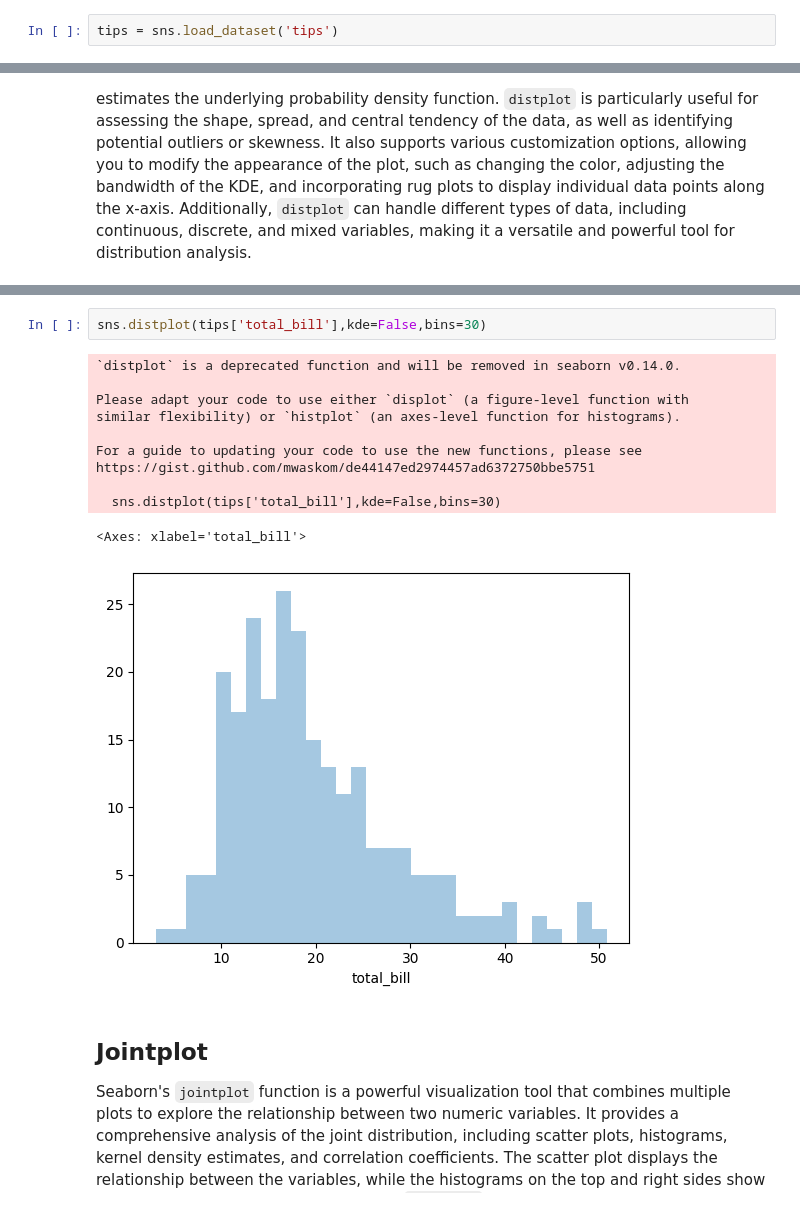
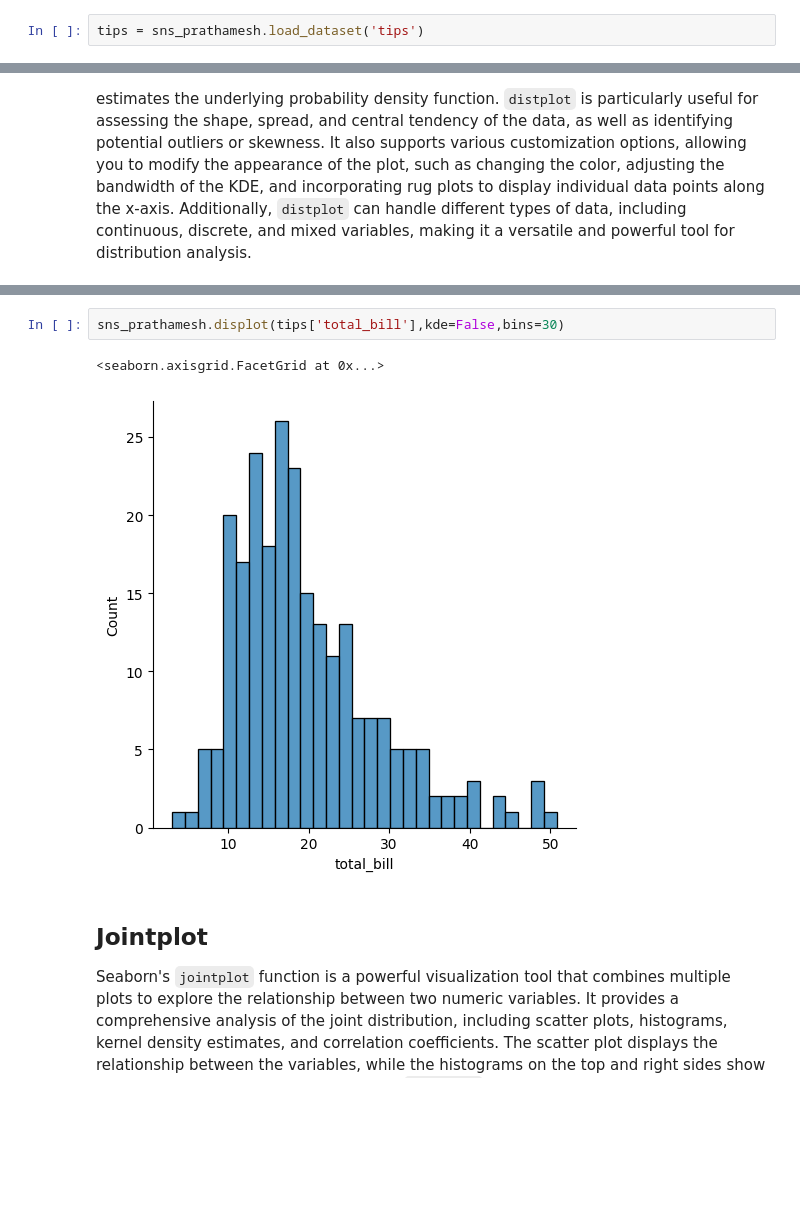
Before and after one commit to Paxyifier/AIML-Practicals, a Jupyter notebook: 19-AIML-Practical-2.4.ipynb, the cells around one changed output, grey strips where cells are left out. Drawn from its saved outputs; the diff is of its cells as text; blank space fills up the shorter version.

```diff
--- a/19-AIML-Practical-2.4.ipynb
+++ b/19-AIML-Practical-2.4.ipynb
@@ -18,6 +18,6 @@ import seaborn as sns
 %matplotlib inline
 # %%
-tips = sns.load_dataset('tips')
+tips = sns_prathamesh.load_dataset('tips')
 # %%
 tips.head()
 # %% [output]
@@ -47,17 +38,8 @@ https://gist.github.com/mwaskom/de44147ed2974457ad6372750bbe5751
 # %%
-sns.distplot(tips['total_bill'],kde=False,bins=30)
+sns_prathamesh.displot(tips['total_bill'],kde=False,bins=30)
 # %% [output]
-`distplot` is a deprecated function and will be removed in seaborn v0.14.0.
-
-Please adapt your code to use either `displot` (a figure-level function with
-similar flexibility) or `histplot` (an axes-level function for histograms).
-
-For a guide to updating your code to use the new functions, please see
-https://gist.github.com/mwaskom/de44147ed2974457ad6372750bbe5751
-
-  sns.distplot(tips['total_bill'],kde=False,bins=30)
+<seaborn.axisgrid.FacetGrid at 0x...>
-<Axes: xlabel='total_bill'>
-[figure, old version]
+[figure, new version]
 # %% [markdown]
 ## Jointplot
 
```
Also changed, not shown: parts of 76 cells of this notebook.
